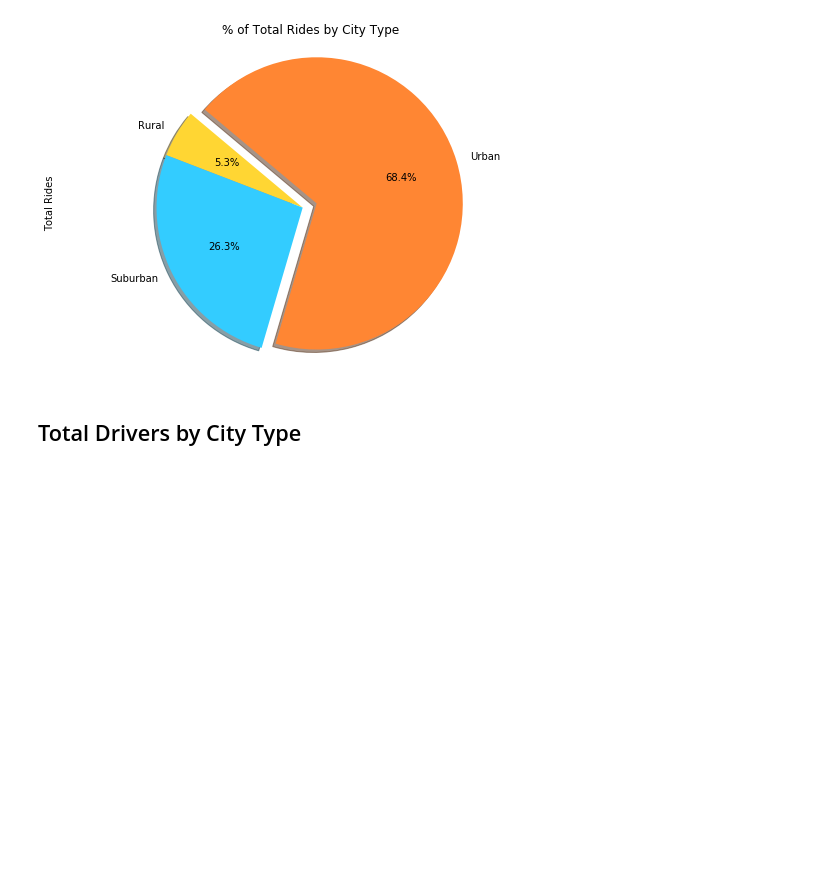
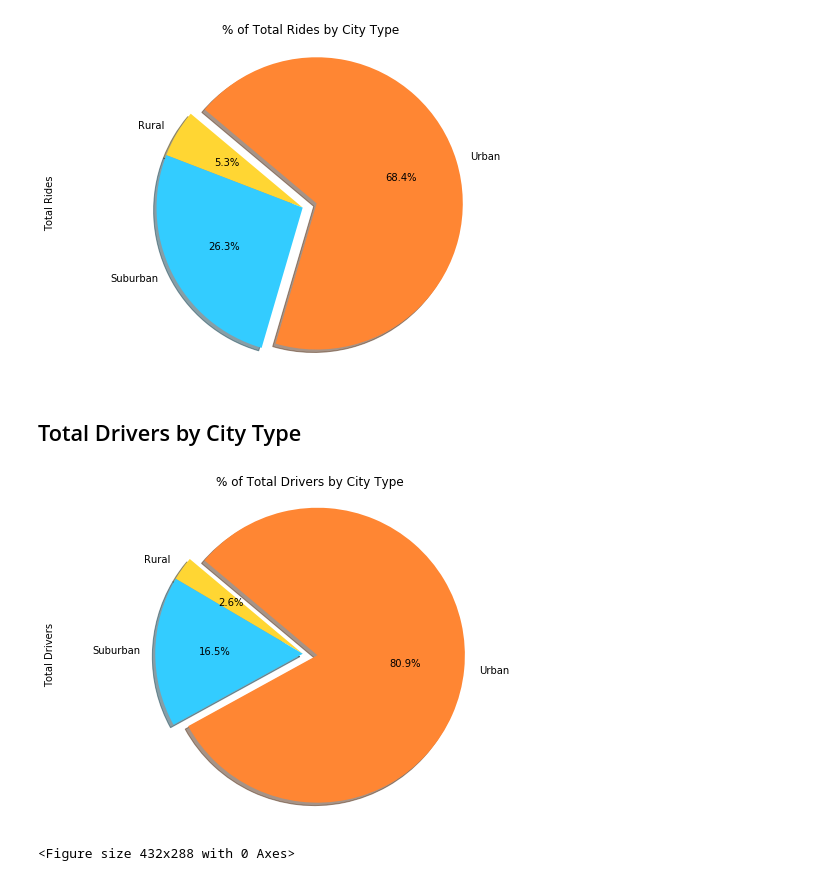
Before and after one commit to Omar-Castillo/Homework, a Jupyter notebook: Matplotlib/Pyber/pyber_OC_hw.ipynb, the cells around one changed output. Drawn from its saved outputs; the diff is of its cells as text; code cells hidden in the pictures; blank space fills up the shorter version.

Commit message:
Added the Percent Drivers by Type

```diff
--- a/Matplotlib/Pyber/pyber_OC_hw.ipynb
+++ b/Matplotlib/Pyber/pyber_OC_hw.ipynb
@@ -246,0 +194,27 @@ plt.show()
+# %%
+# Calculate Driver Percents
+rural_drivers = rural_cities["Total Drivers"].sum()
+suburban_drivers = suburban_cities["Total Drivers"].sum()
+urban_drivers =  urban_cities["Total Drivers"].sum()
+
+total_drivers_df = pd.DataFrame({"Total Drivers": {"Rural":rural_drivers, "Suburban":suburban_drivers,"Urban":urban_drivers}})
+total_drivers_df
+
+# Build Pie Chart
+total_drivers_df.plot.pie(y="Total Drivers",autopct="%1.1f%%",colors=colors, title= "% of Total Drivers by City Type", legend=False
+                           , startangle=140, explode=explode, figsize=[9,6], shadow=True)
+
+#ensures we have a perfect circle
+plt.axis("equal")
+
+plt.show()
+
+
+# Save Figure
+plt.savefig("../Images/Percent_Total_Drivers_CityType.png")
+
+# Show Figure
+#plt.show()
+# %% [output]
+[figure, added]
+<Figure size 432x288 with 0 Axes>
```
Also changed, not shown: parts of 8 cells of this notebook, 2 other files.
